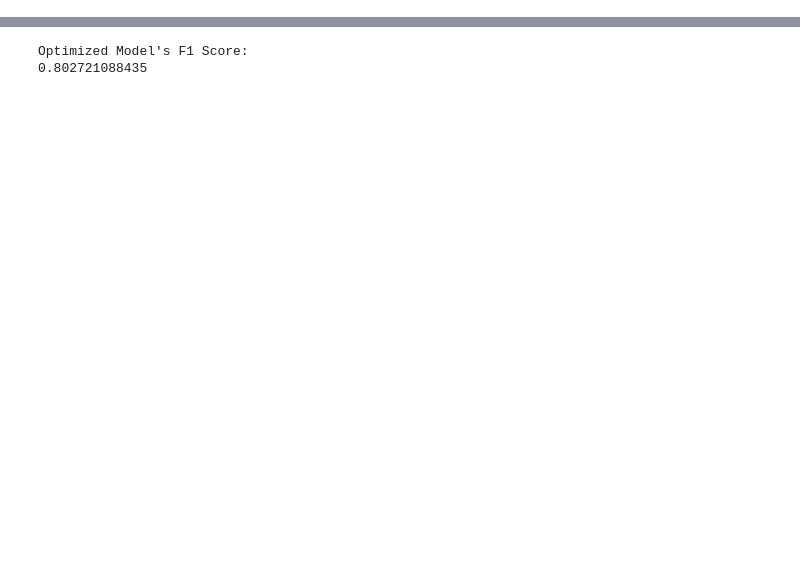
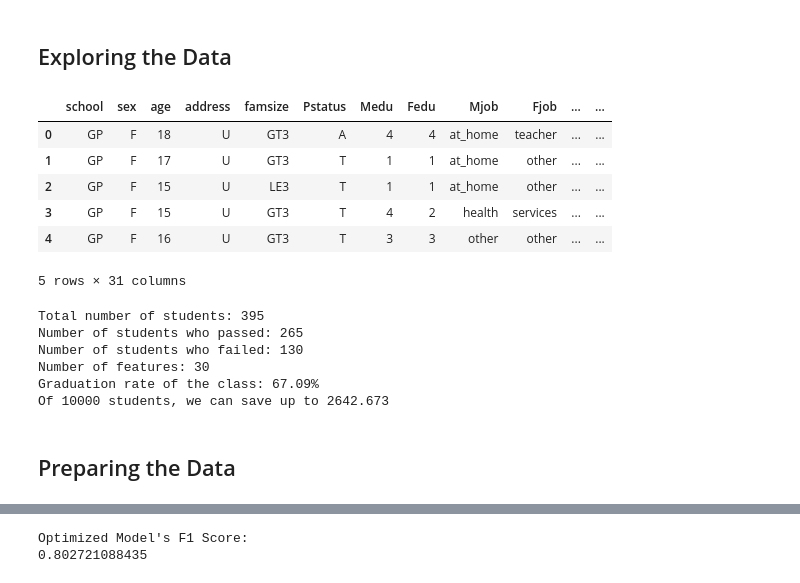
Before and after one commit to jonmhong/Student-Intervention, a Jupyter notebook: student_intervention.ipynb, the cells around one changed output, grey strips where cells are left out. Cells and saved outputs as stored; diff of their text form; code cells hidden in the pictures; blank space fills up the shorter version.

```diff
--- a/student_intervention.ipynb
+++ b/student_intervention.ipynb
@@ -498,0 +5,2 @@ running train_set_sizes(KNeighborsClassifier(algorithm='auto', leaf_size=30, met
+# %% [markdown]
+## Exploring the Data
@@ -498,0 +13,36 @@ running train_set_sizes(KNeighborsClassifier(algorithm='auto', leaf_size=30, met
+# %%
+# Read student data
+student_data = pd.read_csv("student-data.csv")
+
+student_data.head()
+# %% [output]
+|  | school | sex | age | address | famsize | Pstatus | Medu | Fedu | Mjob | Fjob | ... | ... |
+| 0 | GP | F | 18 | U | GT3 | A | 4 | 4 | at_home | teacher | ... | ... |
+| 1 | GP | F | 17 | U | GT3 | T | 1 | 1 | at_home | other | ... | ... |
+| 2 | GP | F | 15 | U | LE3 | T | 1 | 1 | at_home | other | ... | ... |
+| 3 | GP | F | 15 | U | GT3 | T | 4 | 2 | health | services | ... | ... |
+| 4 | GP | F | 16 | U | GT3 | T | 3 | 3 | other | other | ... | ... |
+5 rows × 31 columns
+# %%
+n_students = student_data.shape[0]
+n_features = student_data.shape[1] - 1
+n_passed = (student_data['passed'] == 'yes').sum()
+n_failed = (student_data['passed'] == 'no').sum()
+grad_rate = float(n_passed) / (n_passed + n_failed) * 100
+
+print "Total number of students: {}".format(n_students)
+print "Number of students who passed: {}".format(n_passed)
+print "Number of students who failed: {}".format(n_failed)
+print "Number of features: {}".format(n_features)
+print "Graduation rate of the class: {:.2f}%".format(grad_rate)
+
+print "Of 10000 students, we can save up to {}".format((1 - .6709) * .803 * 10000)
+# %% [output]
+Total number of students: 395
+Number of students who passed: 265
+Number of students who failed: 130
+Number of features: 30
+Graduation rate of the class: 67.09%
+Of 10000 students, we can save up to 2642.673
+# %% [markdown]
+## Preparing the Data
```
Also changed, not shown: parts of 42 cells of this notebook.
